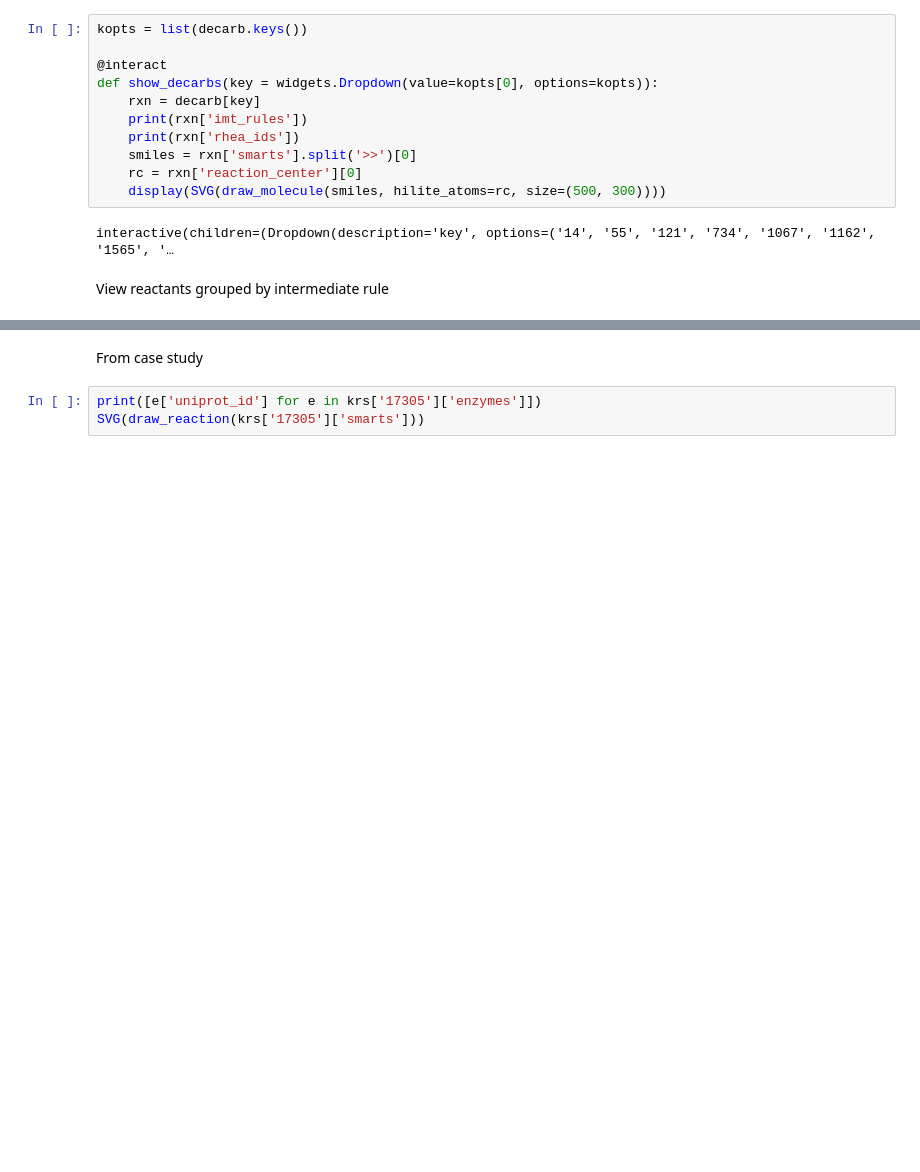
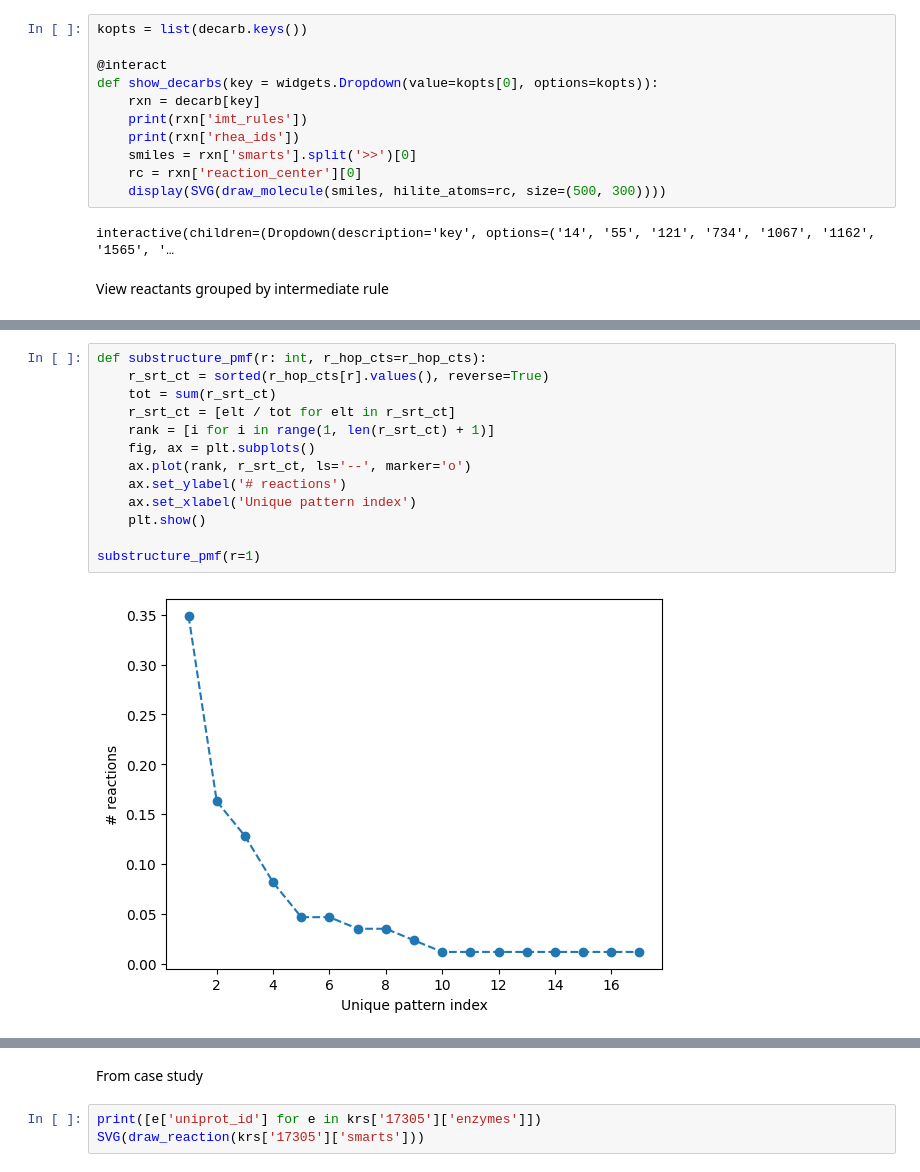
Before and after one commit to stefanpate/coarse-grain-rxns, a Jupyter notebook: notebooks/decarb.ipynb, the cells around one changed output, grey strips where cells are left out. Cells and saved outputs as stored; diff of their text form; blank space fills up the shorter version.

```diff
--- a/notebooks/decarb.ipynb
+++ b/notebooks/decarb.ipynb
@@ -62,0 +107,15 @@ interactive(children=(Dropdown(description='imt', options=('rule0024_46', 'rule0
+# %%
+def substructure_pmf(r: int, r_hop_cts=r_hop_cts):
+    r_srt_ct = sorted(r_hop_cts[r].values(), reverse=True)
+    tot = sum(r_srt_ct)
+    r_srt_ct = [elt / tot for elt in r_srt_ct]
+    rank = [i for i in range(1, len(r_srt_ct) + 1)]
+    fig, ax = plt.subplots()
+    ax.plot(rank, r_srt_ct, ls='--', marker='o')
+    ax.set_ylabel('# reactions')
+    ax.set_xlabel('Unique pattern index')
+    plt.show()
+
+substructure_pmf(r=1)
+# %% [output]
+[figure, added]
```
Also changed, not shown: parts of 8 cells of this notebook, 6 other files.
